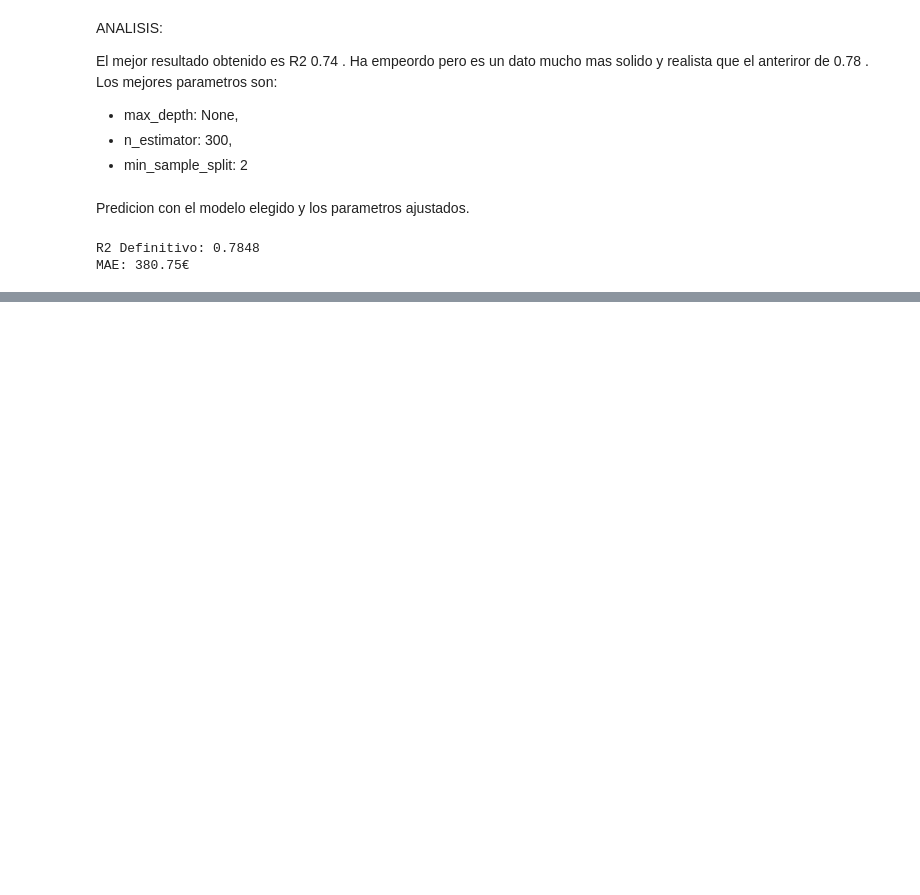
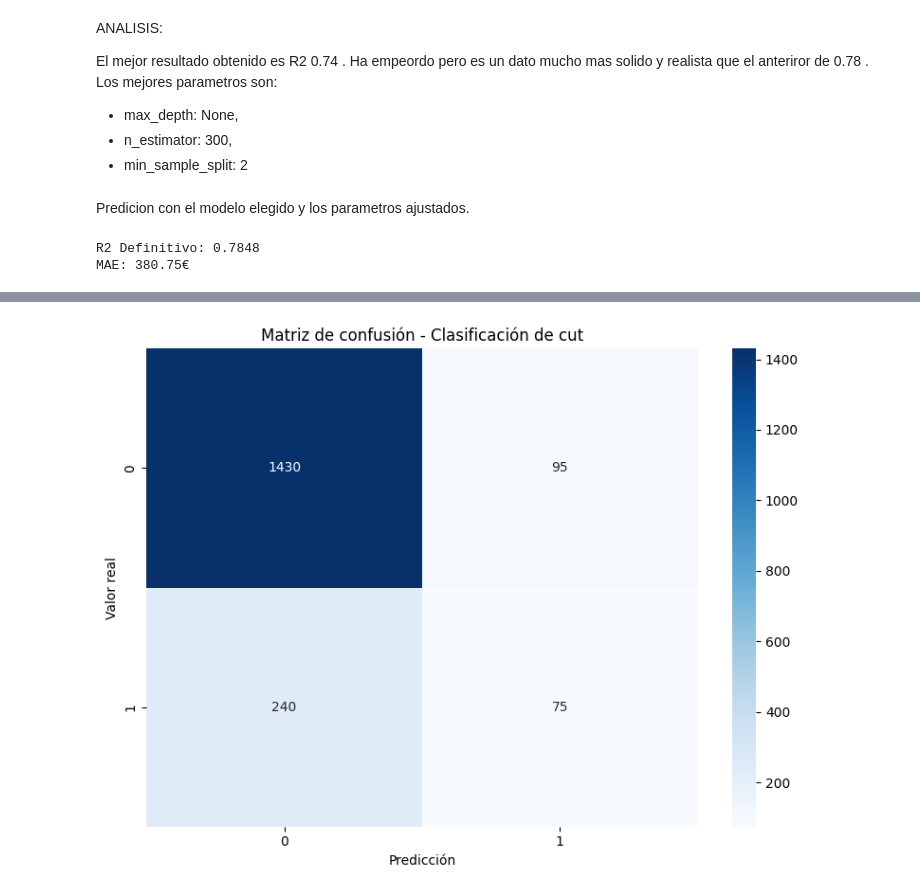
Before and after one commit to MarcoCasSir/LaboratorioDataScience, a Jupyter notebook: hito2/entrega2.ipynb, the cells around one changed output, grey strips where cells are left out. Saved outputs shown, nothing was run; the diff lists cells and outputs as text; code cells hidden in the pictures; blank space fills up the shorter version.

```diff
--- a/hito2/entrega2.ipynb
+++ b/hito2/entrega2.ipynb
@@ -1965,0 +1968,7 @@ metrics_df
+# %%
+from sklearn.metrics import classification_report
+
+
+y_cl_pred = pipeline_clasificacion.predict(X_cl_test)
+print(f'Accuracy: {accuracy_score(y_cl_test, y_cl_pred):.4f}')
+print(classification_report(y_cl_test, y_cl_pred, target_names=['No balcony', "Balcony"]))
@@ -1965,0 +2000,20 @@ metrics_df
+# %%
+# PIPELINE
+numerical_pipeline_2= make_pipeline(
+    PowerTransformer(method='yeo-johnson'), # Hace que los datos parezcan una campana de Gauss
+    KNNImputer(n_neighbors=5),              # Rellemna los datos nulos con cierta precision
+    RobustScaler()                          # Normalizamos todas las variables para que el escalado sea correcto y todos "midan" lo mismo.
+)
+
+categorical_pipeline= make_pipeline(
+    SimpleImputer(strategy="most_frequent"),
+    OneHotEncoder(handle_unknown="ignore", sparse_output=False)
+)
+
+# combinamos los dos pipeline
+preprocesor_v2= make_column_transformer(
+    (numerical_pipeline_2, numerical_cols_selector),
+    (categorical_pipeline, categorical_cols_selector)
+)
+
+preprocesor_v2
@@ -1965,0 +2091,17 @@ metrics_df
+# %%
+cm = confusion_matrix(y_cl_test, y_cl_pred)
+
+labels = sorted(y_cl_test.unique())
+
+plt.figure(figsize=(8, 6))
+sns.heatmap(cm, annot=True, fmt='d', cmap='Blues',
+            xticklabels=labels,
+            yticklabels=labels)
+
+plt.xlabel('Predicción')
+plt.ylabel('Valor real')
+plt.title('Matriz de confusión - Clasificación de cut')
+plt.tight_layout()
+plt.show()
+# %% [output]
+[figure, added]
```
Also changed, not shown: parts of 29 cells of this notebook.
